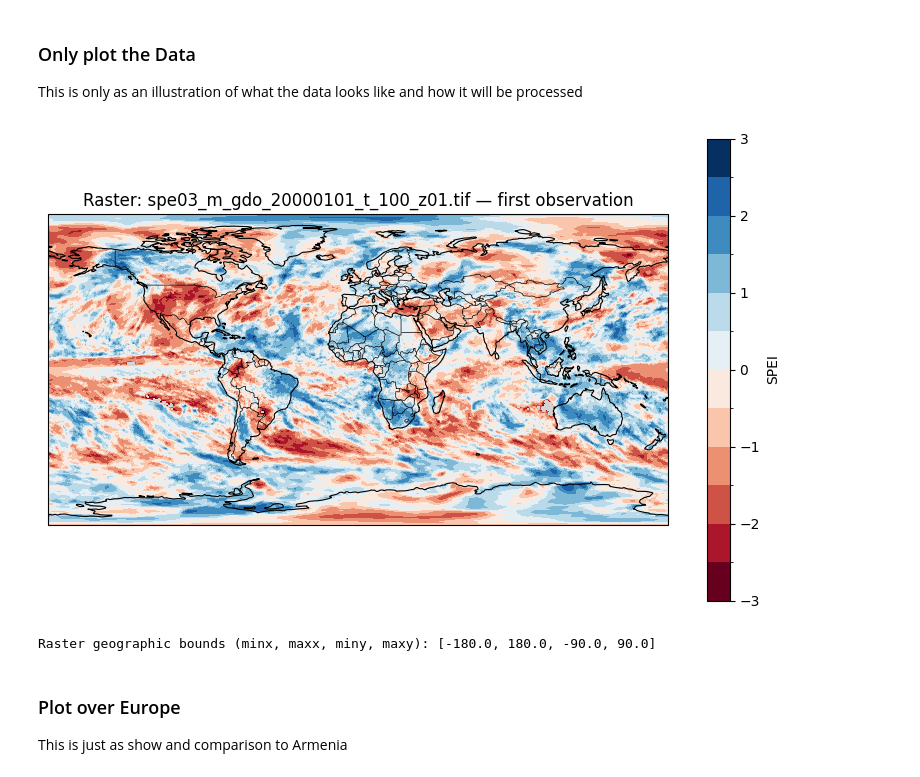
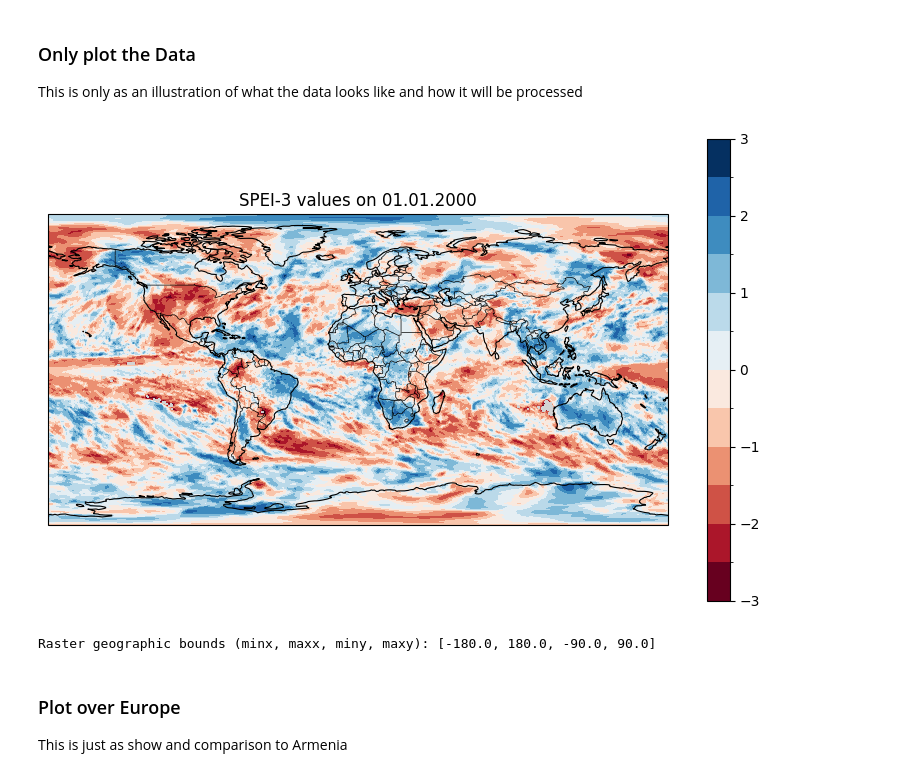
Before and after one commit to theshufflebee/dev-arm, a Jupyter notebook: data_processing/spei_processing.ipynb, the cells around one changed output. Saved outputs shown, nothing was run; the diff lists cells and outputs as text; code cells hidden in the pictures.

```diff
--- a/data_processing/spei_processing.ipynb
+++ b/data_processing/spei_processing.ipynb
@@ -88,38 +93,37 @@ cmap.set_bad(color='lightgray')
 bounds = np.linspace(-3, 3, 13) # bounds the colors for the map an center at 0 for consistency / interpretability
 norm = BoundaryNorm(bounds, ncolors=cmap.N)
 
 # Plot raster with world map
 fig = plt.figure(figsize=(10, 6))
 ax = plt.axes(projection=ccrs.PlateCarree())
 
 
 # Plot raster
 ax.imshow(
     masked,
     origin='upper',
     extent=extent,
     cmap=cmap,
     norm=norm,
     transform=ccrs.PlateCarree()
 )
 
 # Add map features with (Borders and ocean / land)
 ax.coastlines(linewidth=0.8)
 ax.add_feature(cfeature.BORDERS, linewidth=0.5) # bigger for interpretability
 ax.add_feature(cfeature.LAND, facecolor='none', edgecolor='black', linewidth=0.3)
 
 # Labels and title
-plt.colorbar(ax.images[0], ax=ax, label="SPEI")
-plt.title(f"Raster: {file} — first observation")
-plt.xlabel("Longitude")
-plt.ylabel("Latitude")
+plt.colorbar(ax.images[0], ax=ax, label="")
+plt.title(f"SPEI-3 values on 01.01.2000")
+plt.savefig(parent_dir / 'figures/plot_spei_world.png', dpi=300)
 
 plt.show()
 
 # Print raster extent info just as check
 print("Raster geographic bounds (minx, maxx, miny, maxy):", extent) #just to  if lat and long
 # %% [output]
-[figure, old version]
+[figure, new version]
 Raster geographic bounds (minx, maxx, miny, maxy): [-180.0, 180.0, -90.0, 90.0]
 # %% [markdown]
 ### Plot over Europe
```
Also changed, not shown: parts of 4 cells of this notebook, 3 other files.
